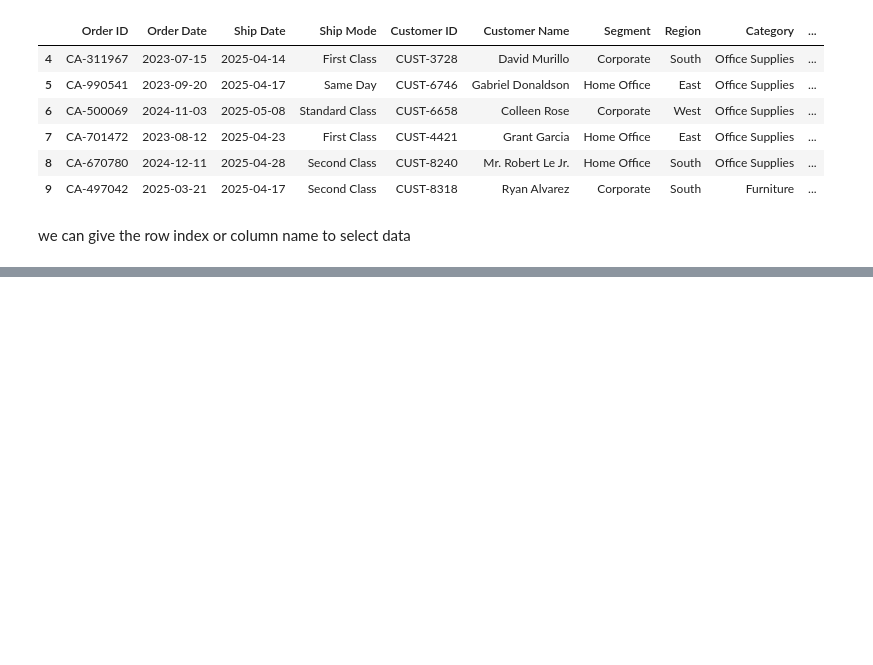
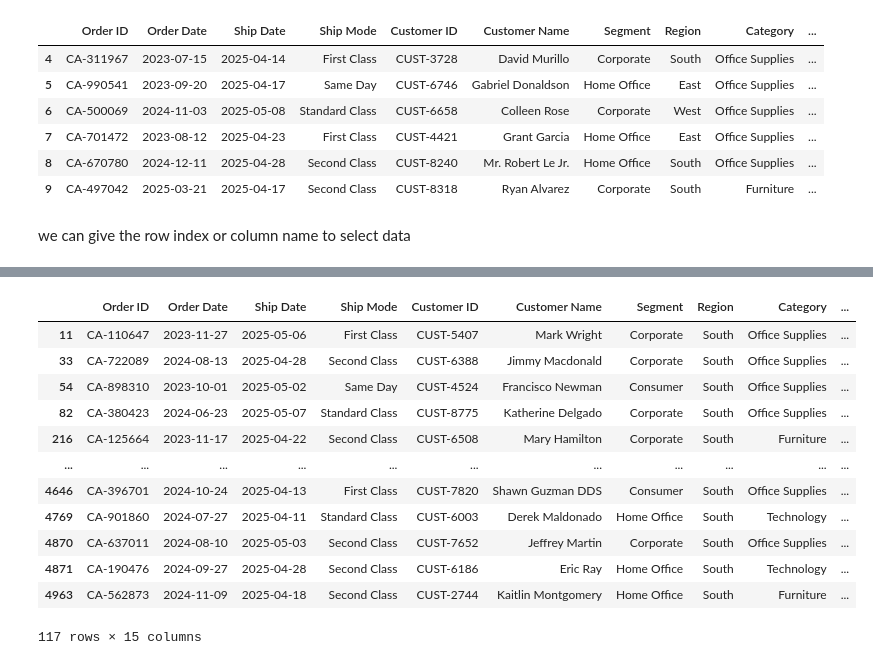
Before and after one commit to mithra-tejvarma/p-plan-2026, a Jupyter notebook: data-analysis-python/notebooks/pandas_practice_02.ipynb, the cells around one changed output, grey strips where cells are left out. Drawn from its saved outputs; the diff is of its cells as text; code cells hidden in the pictures; blank space fills up the shorter version.

```diff
--- a/data-analysis-python/notebooks/pandas_practice_02.ipynb
+++ b/data-analysis-python/notebooks/pandas_practice_02.ipynb
@@ -46,0 +289,16 @@ KeyError: 'City'
+# %%
+df_store[(df_store.Region=="South") & (df_store.Profit <= 0)]
+# %% [output]
+|  | Order ID | Order Date | Ship Date | Ship Mode | Customer ID | Customer Name | Segment | Region | Category | ... |
+| 11 | CA-110647 | 2023-11-27 | 2025-05-06 | First Class | CUST-5407 | Mark Wright | Corporate | South | Office Supplies | ... |
+| 33 | CA-722089 | 2024-08-13 | 2025-04-28 | Second Class | CUST-6388 | Jimmy Macdonald | Corporate | South | Office Supplies | ... |
+| 54 | CA-898310 | 2023-10-01 | 2025-05-02 | Same Day | CUST-4524 | Francisco Newman | Consumer | South | Office Supplies | ... |
+| 82 | CA-380423 | 2024-06-23 | 2025-05-07 | Standard Class | CUST-8775 | Katherine Delgado | Corporate | South | Office Supplies | ... |
+| 216 | CA-125664 | 2023-11-17 | 2025-04-22 | Second Class | CUST-6508 | Mary Hamilton | Corporate | South | Furniture | ... |
+| ... | ... | ... | ... | ... | ... | ... | ... | ... | ... | ... |
+| 4646 | CA-396701 | 2024-10-24 | 2025-04-13 | First Class | CUST-7820 | Shawn Guzman DDS | Consumer | South | Office Supplies | ... |
+| 4769 | CA-901860 | 2024-07-27 | 2025-04-11 | Standard Class | CUST-6003 | Derek Maldonado | Home Office | South | Technology | ... |
+| 4870 | CA-637011 | 2024-08-10 | 2025-05-03 | Second Class | CUST-7652 | Jeffrey Martin | Corporate | South | Office Supplies | ... |
+| 4871 | CA-190476 | 2024-09-27 | 2025-04-28 | Second Class | CUST-6186 | Eric Ray | Home Office | South | Technology | ... |
+| 4963 | CA-562873 | 2024-11-09 | 2025-04-18 | Second Class | CUST-2744 | Kaitlin Montgomery | Home Office | South | Furniture | ... |
+117 rows × 15 columns
```
Also changed, not shown: parts of 27 cells of this notebook.
